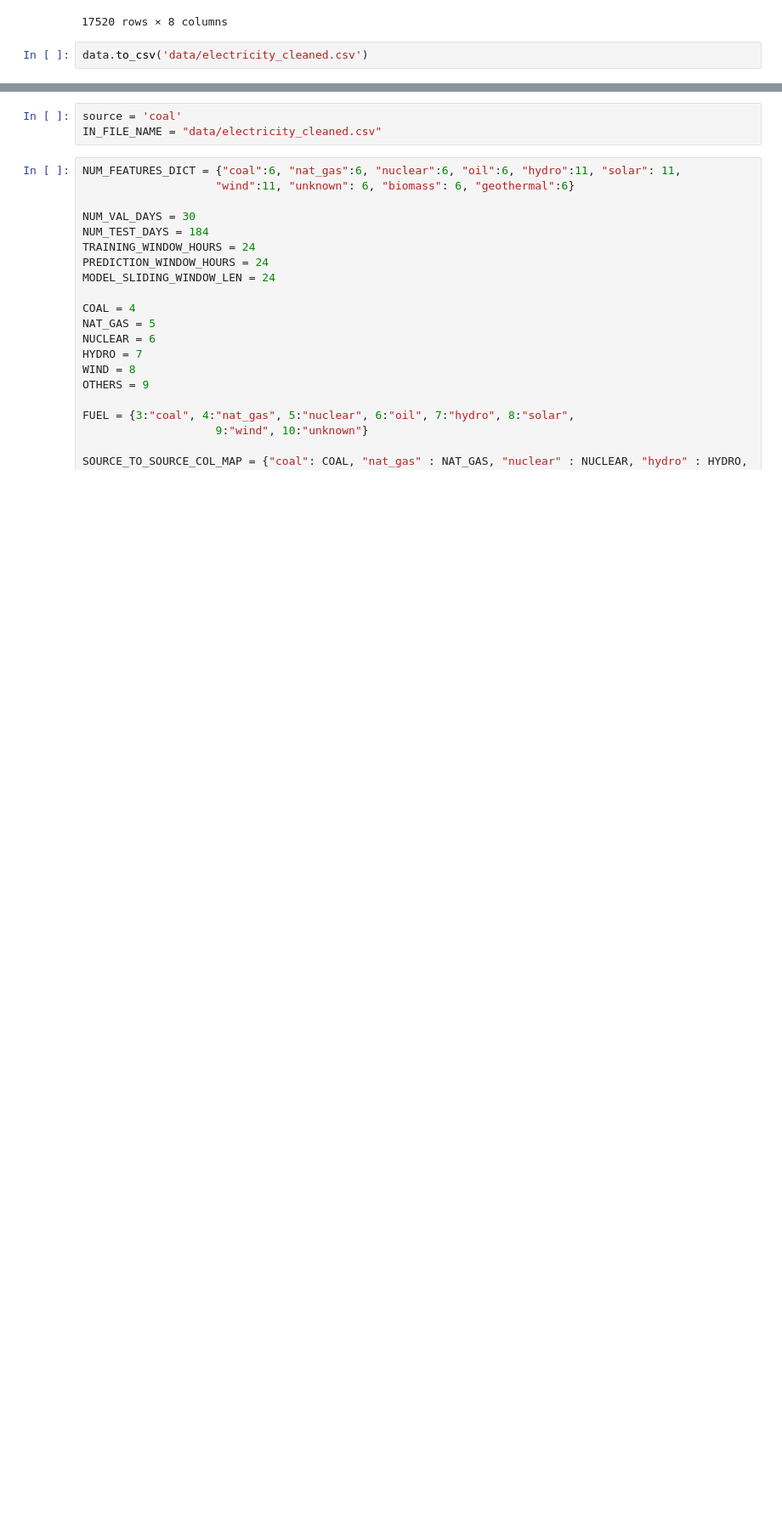
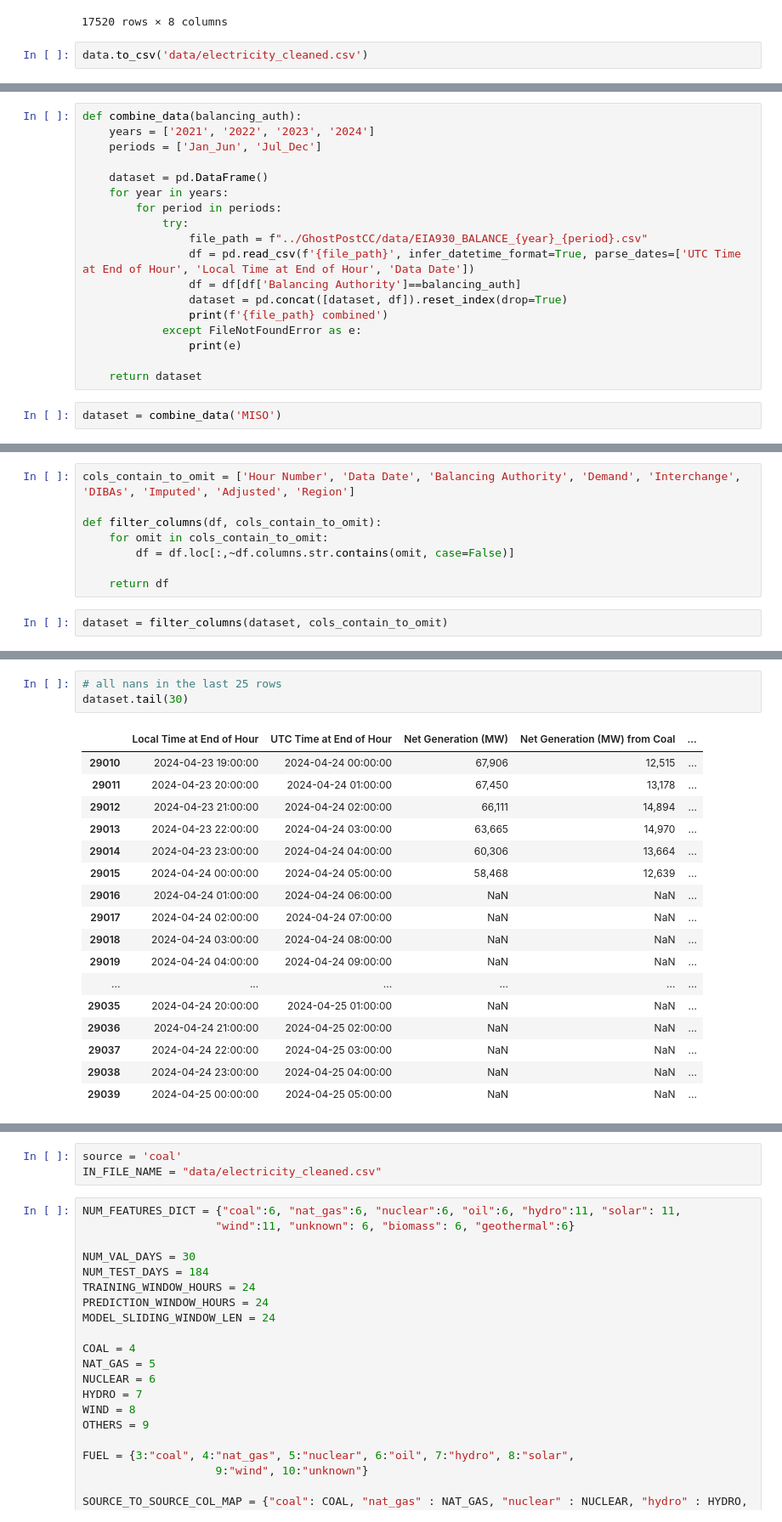
Before and after one commit to linusrd/GhostPostCC, a Jupyter notebook: 03_preprocess_electricity.ipynb, the cells around one changed output, grey strips where cells are left out. Shown at 85% size. Saved outputs shown, nothing was run; the diff lists cells and outputs as text; blank space fills up the shorter version.

```diff
--- a/03_preprocess_electricity.ipynb
+++ b/03_preprocess_electricity.ipynb
@@ -140,0 +145,20 @@ data.to_csv('data/electricity_cleaned.csv')
+# %%
+def combine_data(balancing_auth):
+    years = ['2021', '2022', '2023', '2024']
+    periods = ['Jan_Jun', 'Jul_Dec']
+
+    dataset = pd.DataFrame()
+    for year in years:
+        for period in periods:
+            try:
+                file_path = f"../GhostPostCC/data/EIA930_BALANCE_{year}_{period}.csv"
+                df = pd.read_csv(f'{file_path}', infer_datetime_format=True, parse_dates=['UTC Time at End of Hour', 'Local Time at End of Hour', 'Data Date'])
+                df = df[df['Balancing Authority']==balancing_auth]
+                dataset = pd.concat([dataset, df]).reset_index(drop=True)
+                print(f'{file_path} combined')
+            except FileNotFoundError as e:
+                print(e)
+
+    return dataset
+# %%
+dataset = combine_data('MISO')
@@ -140,0 +190,10 @@ data.to_csv('data/electricity_cleaned.csv')
+# %%
+cols_contain_to_omit = ['Hour Number', 'Data Date', 'Balancing Authority', 'Demand', 'Interchange', 'DIBAs', 'Imputed', 'Adjusted', 'Region']
+
+def filter_columns(df, cols_contain_to_omit):
+    for omit in cols_contain_to_omit:
+        df = df.loc[:,~df.columns.str.contains(omit, case=False)]
+
+    return df
+# %%
+dataset = filter_columns(dataset, cols_contain_to_omit)
@@ -140,0 +222,21 @@ data.to_csv('data/electricity_cleaned.csv')
+# %%
+# all nans in the last 25 rows
+dataset.tail(30)
+# %% [output]
+|  | Local Time at End of Hour | UTC Time at End of Hour | Net Generation (MW) | Net Generation (MW) from Coal | ... |
+| 29010 | 2024-04-23 19:00:00 | 2024-04-24 00:00:00 | 67,906 | 12,515 | ... |
+| 29011 | 2024-04-23 20:00:00 | 2024-04-24 01:00:00 | 67,450 | 13,178 | ... |
+| 29012 | 2024-04-23 21:00:00 | 2024-04-24 02:00:00 | 66,111 | 14,894 | ... |
+| 29013 | 2024-04-23 22:00:00 | 2024-04-24 03:00:00 | 63,665 | 14,970 | ... |
+| 29014 | 2024-04-23 23:00:00 | 2024-04-24 04:00:00 | 60,306 | 13,664 | ... |
+| 29015 | 2024-04-24 00:00:00 | 2024-04-24 05:00:00 | 58,468 | 12,639 | ... |
+| 29016 | 2024-04-24 01:00:00 | 2024-04-24 06:00:00 | NaN | NaN | ... |
+| 29017 | 2024-04-24 02:00:00 | 2024-04-24 07:00:00 | NaN | NaN | ... |
+| 29018 | 2024-04-24 03:00:00 | 2024-04-24 08:00:00 | NaN | NaN | ... |
+| 29019 | 2024-04-24 04:00:00 | 2024-04-24 09:00:00 | NaN | NaN | ... |
+| ... | ... | ... | ... | ... | ... |
+| 29035 | 2024-04-24 20:00:00 | 2024-04-25 01:00:00 | NaN | NaN | ... |
+| 29036 | 2024-04-24 21:00:00 | 2024-04-25 02:00:00 | NaN | NaN | ... |
+| 29037 | 2024-04-24 22:00:00 | 2024-04-25 03:00:00 | NaN | NaN | ... |
+| 29038 | 2024-04-24 23:00:00 | 2024-04-25 04:00:00 | NaN | NaN | ... |
+| 29039 | 2024-04-25 00:00:00 | 2024-04-25 05:00:00 | NaN | NaN | ... |
```
Also changed, not shown: parts of 14 cells of this notebook, 8 other files.
